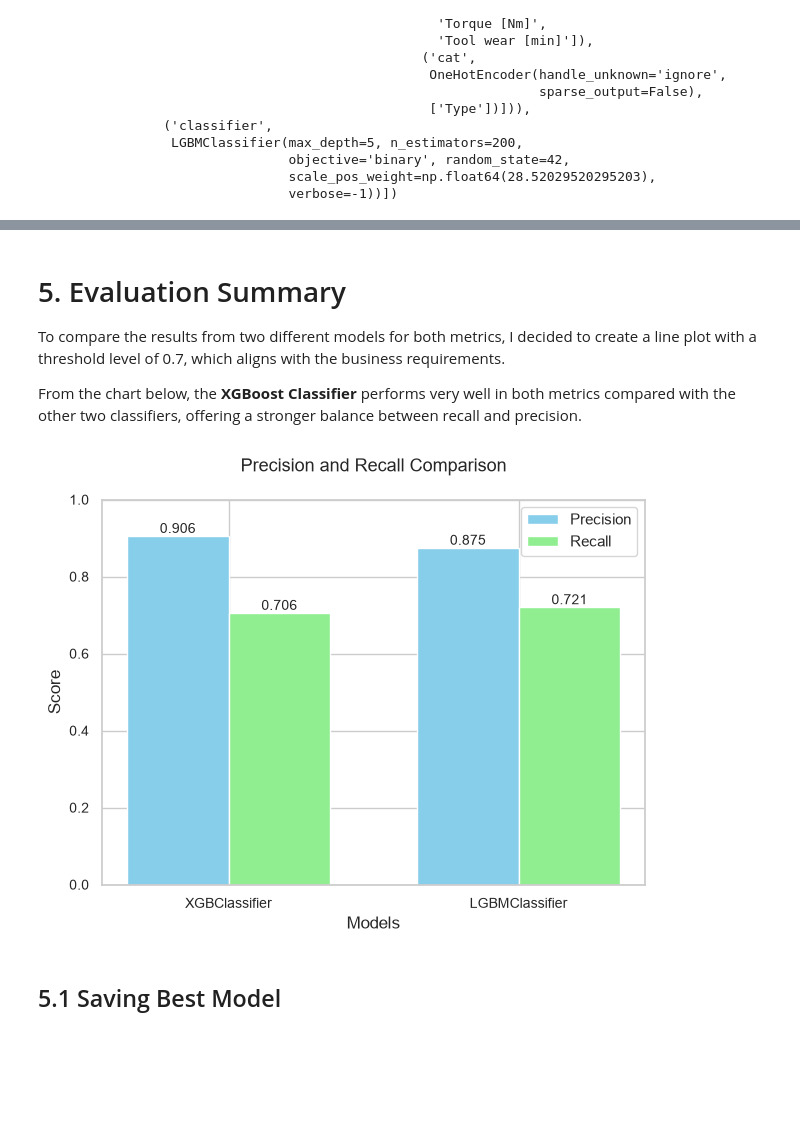
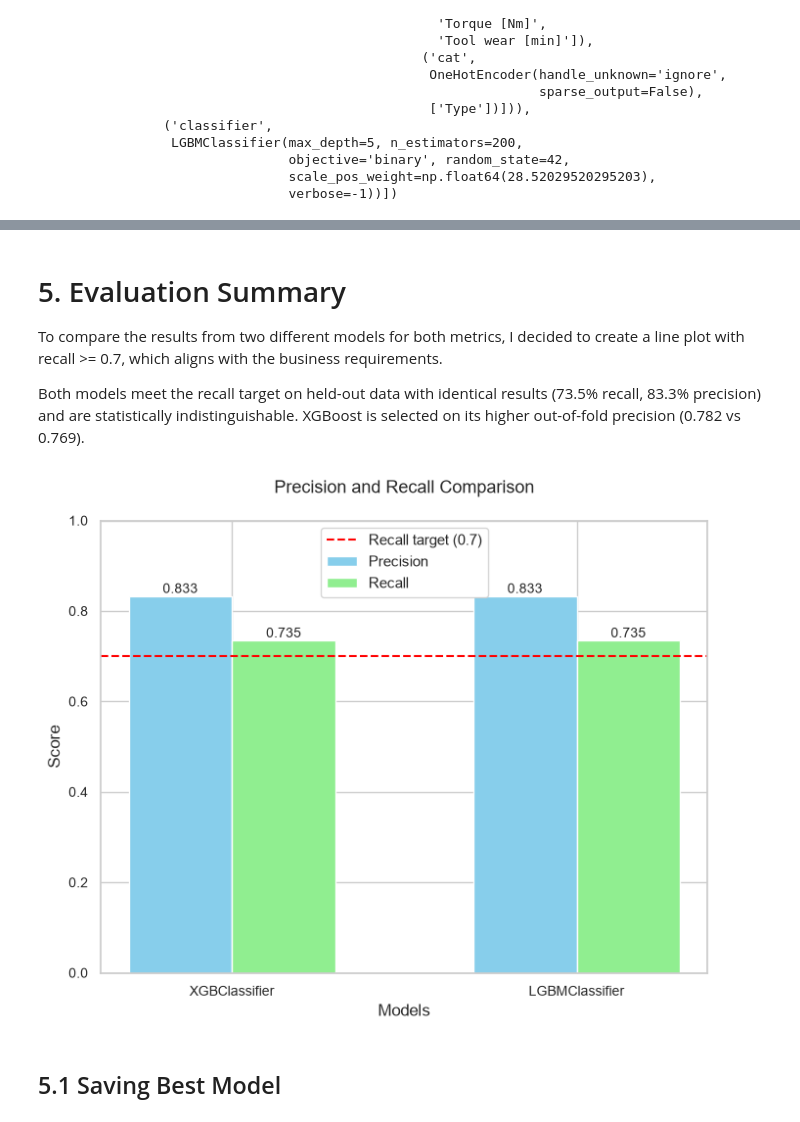
Before and after one commit to OctaviaMay/Machine-Failure-Prediction, a Jupyter notebook: notebooks/04_evaluation_binary.ipynb, the cells around one changed output, grey strips where cells are left out. Cells and saved outputs as stored; diff of their text form; code cells hidden in the pictures; blank space fills up the shorter version.

```diff
--- a/notebooks/04_evaluation_binary.ipynb
+++ b/notebooks/04_evaluation_binary.ipynb
@@ -84,7 +86,7 @@ Let's assume business team want us to identify whether machine is going to fail
 To achieve this, the probability threshold was adjusted to ensure **recall ≥ 0.70**, and **precision** was used as a secondary metric to reduce false positives.
 # %%
 # Finding threshold that achieves Recall >= 0.70
-predefined_threshold = 0.70
+predefined_recall_target = 0.70
 # %% [markdown]
 ## 4.1 Evaluate By XGBClassifier
 # %%
@@ -136,0 +112,13 @@ weighted avg      0.987     0.988     0.987      2000
+# %%
+# get threshold result
+
+X_train = test_data['X_train']
+y_train = test_data['y_train'].squeeze()
+y_test  = test_data['y_test'].squeeze()
+
+# 1) Tune the threshold on out-of-fold predictions (training data only)
+oof_xgb = get_oof_proba(mdl_peipeline_xgb, X_train, y_train)[:, 1]
+thr_xgb = find_threshold_for_recall(y_train, oof_xgb, predefined_recall_target)
+
+# 2) Apply it to the test set once
+result_xgb = evaluate_fixed_threshold(y_test, y_prob_xgb.squeeze(), thr_xgb)
@@ -193,0 +168,13 @@ weighted avg      0.986     0.987     0.986      2000
+# %%
+# get threshold result
+
+X_train = test_data['X_train']
+y_train = test_data['y_train'].squeeze()
+y_test  = test_data['y_test'].squeeze()
+
+# 1) Tune the threshold on out-of-fold predictions (training data only)
+oof_lgb = get_oof_proba(mdl_peipeline_lgb, X_train, y_train)[:, 1]
+thr_lgb = find_threshold_for_recall(y_train, oof_lgb, predefined_recall_target)
+
+# 2) Apply it to the test set once
+result_lgb = evaluate_fixed_threshold(y_test, y_prob_lgb.squeeze(), thr_lgb)
@@ -203,19 +203,19 @@ plot_confusion_matrix(confusion_matrix = result_lgb['confusion_matrix_display'],
 # 5. Evaluation Summary
 
 
-To compare the results from two different models for both metrics, I decided to create a line plot with a threshold level of 0.7, which aligns with the business requirements.
+To compare the results from two different models for both metrics, I decided to create a line plot with recall >= 0.7, which aligns with the business requirements.
 
-From the chart below, the **XGBoost Classifier** performs very well in both metrics compared with the other two classifiers, offering a stronger balance between recall and precision.
+Both models meet the recall target on held-out data with identical results (73.5% recall, 83.3% precision) and are statistically indistinguishable. XGBoost is selected on its higher out-of-fold precision (0.782 vs 0.769).
 # %%
-models = [model_xgb, model_lgb]
-precision = [result_xgb['best_precision'], result_lgb['best_precision']]
-recall = [result_xgb['best_recall'], result_lgb['best_recall']]
+models = [mdl_peipeline_xgb.named_steps['classifier'].__class__.__name__, mdl_peipeline_lgb.named_steps['classifier'].__class__.__name__]
+precision = [result_xgb['precision'], result_lgb['precision']]
+recall = [result_xgb['recall'], result_lgb['recall']]
 
 plot_eval_comparison_chart(model_list=models,
                            precision_list= precision,
                            recall_list= recall)
 # %% [output]
-[figure, old version]
+[figure, new version]
 # %% [markdown]
 ## 5.1 Saving Best Model
 # %%
```
Also changed, not shown: parts of 8 cells of this notebook, 15 other files.
